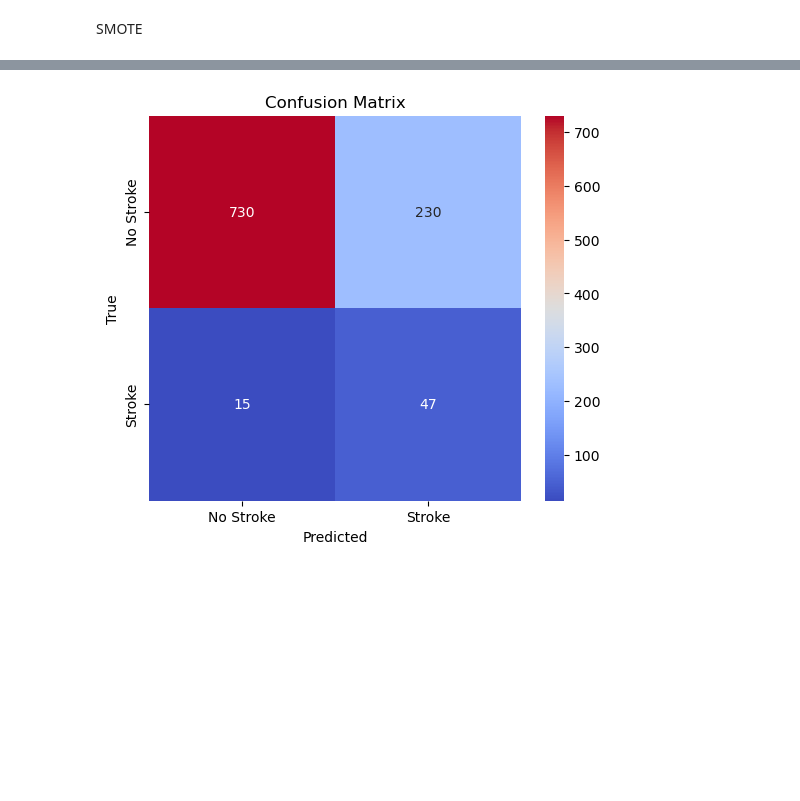
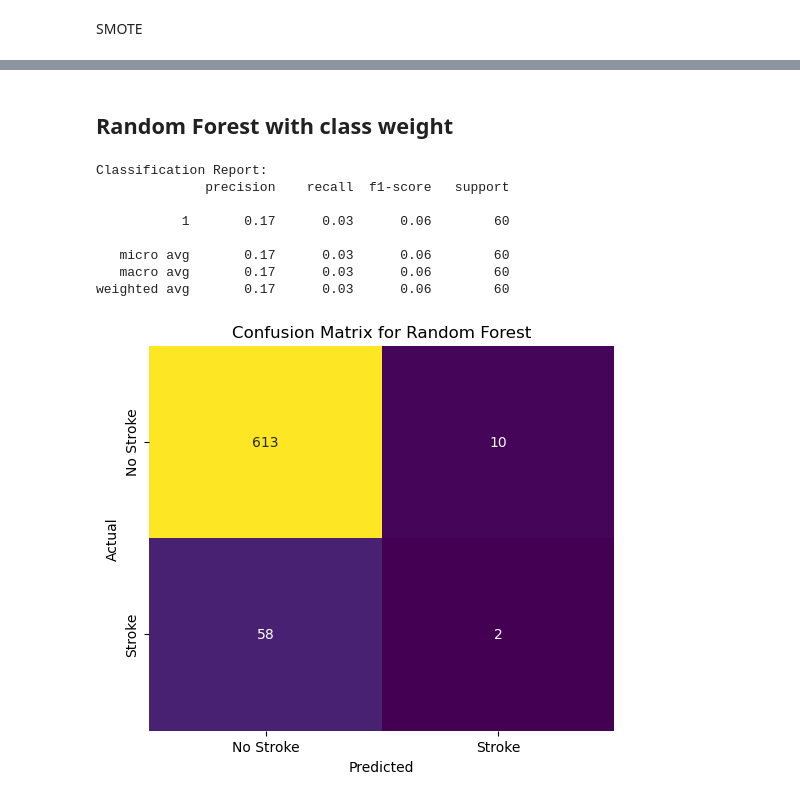
Before and after one commit to Mulders95/Predicting_Stroke_and_Heart_Disease, a Jupyter notebook: machine_learning.ipynb, the cells around one changed output, grey strips where cells are left out. Saved outputs shown, nothing was run; the diff lists cells and outputs as text; code cells hidden in the pictures; blank space fills up the shorter version.

Commit message:
Machine Learning models with cleaned stroke dataset

```diff
--- a/machine_learning.ipynb
+++ b/machine_learning.ipynb
@@ -199,0 +163,21 @@ Area Under Curve: 0.8515120967741936
+# %%
+log_reg = LogisticRegression(class_weight='balanced', random_state=42)
+
+# Fit the model
+log_reg.fit(x_train, y_train)
+
+# Predict on the test set
+y_pred_log_reg = log_reg.predict(x_test)
+
+# Evaluate the model by focusing on 'label = 1' (positive class)
+report_log_reg = classification_report(y_test, y_pred_log_reg, labels = [1])
+print(f"The classification report is: \n {report_log_reg}\n")
+
+conf_matrix = confusion_matrix(y_test, y_pred_log_reg)
+
+plt.figure(figsize=(5,5))
+sns.heatmap(conf_matrix, annot=True, fmt='d', cmap='viridis', cbar=False, xticklabels=['No Stroke', 'Stroke'], yticklabels=['No Stroke', 'Stroke'])
+plt.xlabel('Predicted')
+plt.ylabel('Actual')
+plt.title('Confusion Matrix for Logistic Regression with Class Weight Parameter')
+plt.show()
@@ -235,16 +312,33 @@ Confusion Matrix:
+# %% [markdown]
+## Random Forest with class weight
 # %%
-plt.figure(figsize=(6, 5))
+rf = RandomForestClassifier(n_estimators=100, class_weight='balanced', random_state=42)
+rf.fit(x_train, y_train)
 
-cm = confusion_matrix(y_test['stroke'], y_pred2)
+# Predict on test set
+y_pred_rf = rf.predict(x_test)
 
-sns.heatmap(cm, annot=True, fmt='d', cmap='coolwarm', xticklabels=['No Stroke', 'Stroke'], yticklabels=['No Stroke', 'Stroke'])
+# Evaluate the model
+report_rf = classification_report(y_test, y_pred_rf, labels=[1])
+print(f"Classification Report:\n{report_rf}")
 
-# Add labels and title
+# Confusion matrix
+conf_matrix = confusion_matrix(y_test, y_pred_rf)
+
+# Plot confusion matrix
+plt.figure(figsize=(6,5))
+sns.heatmap(conf_matrix, annot=True, fmt='d', cmap='viridis', cbar=False, xticklabels=['No Stroke', 'Stroke'], yticklabels=['No Stroke', 'Stroke'])
 plt.xlabel('Predicted')
-plt.ylabel('True')
-plt.title('Confusion Matrix')
-
-# Show the plot
+plt.ylabel('Actual')
+plt.title('Confusion Matrix for Random Forest')
 plt.show()
 # %% [output]
+Classification Report:
+              precision    recall  f1-score   support
+
+           1       0.17      0.03      0.06        60
+
+   micro avg       0.17      0.03      0.06        60
+   macro avg       0.17      0.03      0.06        60
+weighted avg       0.17      0.03      0.06        60
-[figure, old version]
+[figure, new version]
```
Also changed, not shown: parts of 40 cells of this notebook.
